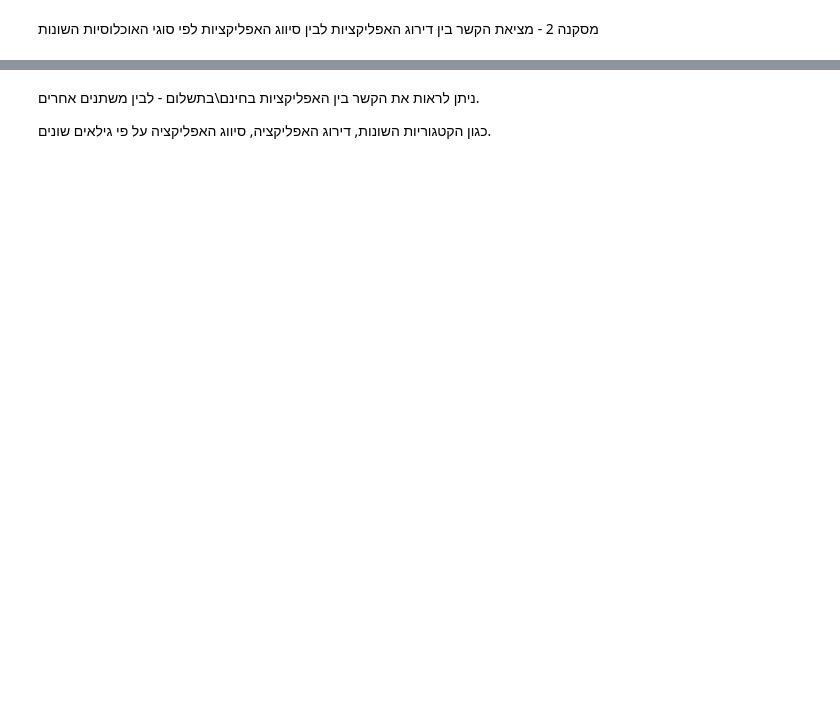
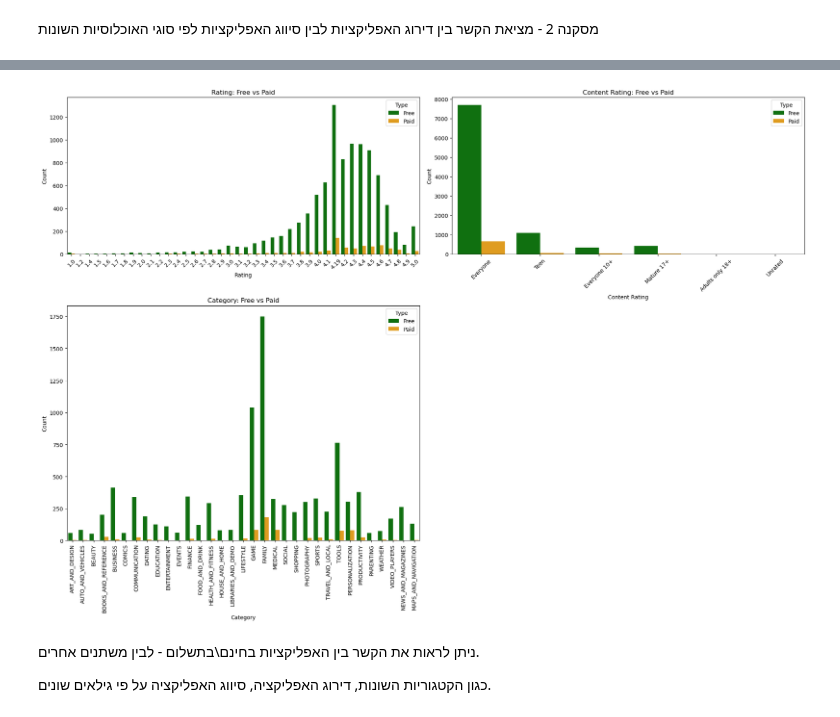
Before and after one commit to Yairvedaniel/project1, a Jupyter notebook: googleplaystoreproject_ogen.ipynb, the cells around one changed output, grey strips where cells are left out. Cells and saved outputs as stored; diff of their text form; code cells hidden in the pictures; blank space fills up the shorter version.

```diff
--- a/googleplaystoreproject_ogen.ipynb
+++ b/googleplaystoreproject_ogen.ipynb
@@ -465,3 +461,23 @@ plt.show()
+# %%
+palette = {'Free': 'green', 'Paid': 'orange'}
+
+# יצירת גרפים עם Seaborn
+fig, axes = plt.subplots(nrows=2, ncols=2, figsize=(20, 14), gridspec_kw={'height_ratios': [1, 1.5]})
+fig.delaxes(axes[1, 1])  # הסרת האקסטרה subplot שנוצר
+
+sns.countplot(x='Rating', hue='Type', data=apps, palette=palette, ax=axes[0, 0]).set(title='Rating: Free vs Paid', xlabel='Rating', ylabel='Count')
+sns.countplot(x='Content Rating', hue='Type', data=apps, palette=palette, ax=axes[0, 1]).set(title='Content Rating: Free vs Paid', xlabel='Content Rating', ylabel='Count')
+sns.countplot(x='Category', hue='Type', data=apps, palette=palette, ax=axes[1, 0]).set(title='Category: Free vs Paid', xlabel='Category', ylabel='Count')
+
+# סיבוב התוויות בציר ה-x
+axes[0, 0].set_xticklabels(axes[0, 0].get_xticklabels(), rotation=45)
+axes[0, 1].set_xticklabels(axes[0, 1].get_xticklabels(), rotation=45)
+axes[1, 0].set_xticklabels(axes[1, 0].get_xticklabels(), rotation=90)
+
+plt.tight_layout()
+plt.show()
+# %% [output]
+[figure, added]
 # %% [markdown]
 ניתן לראות את הקשר בין האפליקציות בחינם\בתשלום - לבין משתנים אחרים.
 
```
Also changed, not shown: parts of 35 cells of this notebook.
